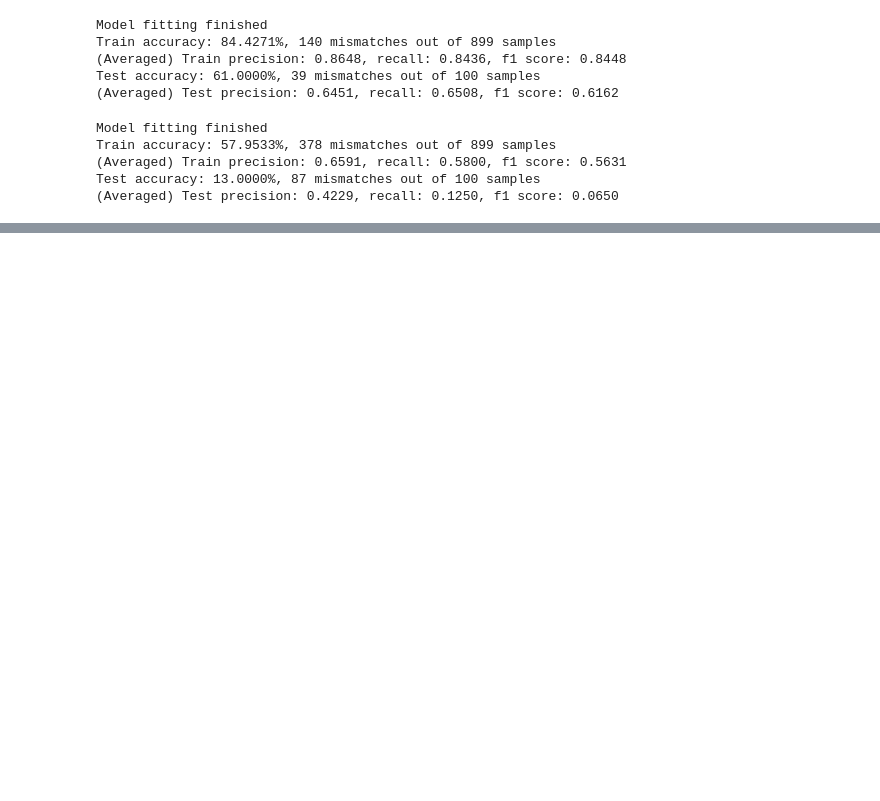
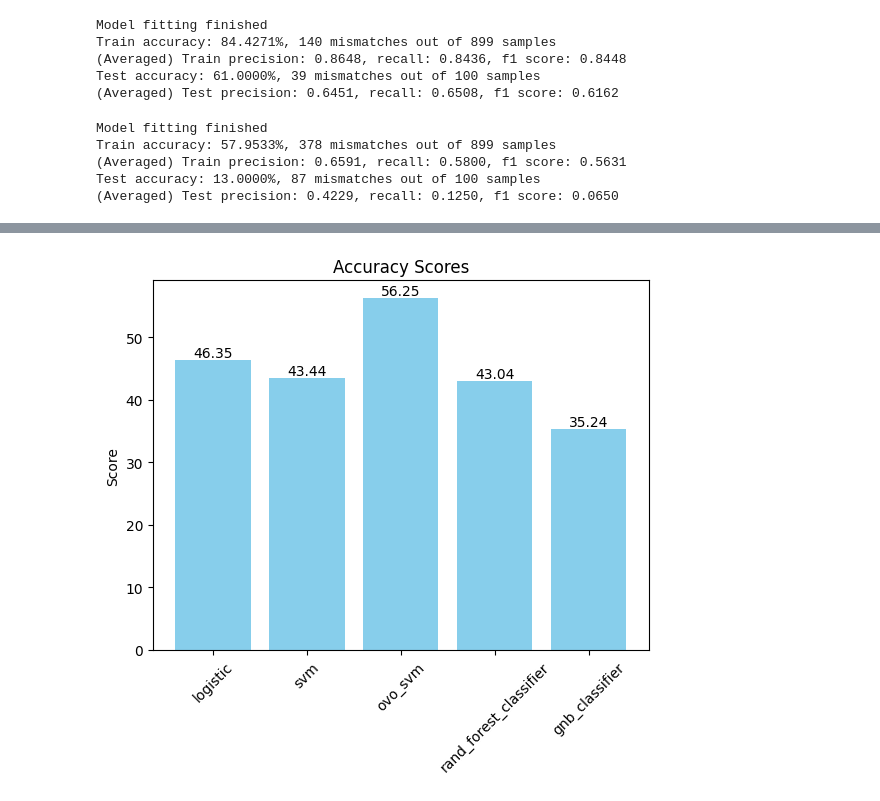
Before and after one commit to qzheng75/CS4641-Project, a Jupyter notebook: code/notebooks/traditional_ml_modeling.ipynb, the cells around one changed output, grey strips where cells are left out. Saved outputs shown, nothing was run; the diff lists cells and outputs as text; code cells hidden in the pictures; blank space fills up the shorter version.

Commit message:
Added K-fold-validation function in metrics and validation part in traditional_ml_modeling

```diff
--- a/code/notebooks/traditional_ml_modeling.ipynb
+++ b/code/notebooks/traditional_ml_modeling.ipynb
@@ -192,0 +195,26 @@ Test accuracy: 45.0000%, 55 mismatches out of 100 samples
+# %%
+data_flat = data.view(data.shape[0], -1).cpu().numpy()
+data_scaled = scaler.fit_transform(data_flat)
+reduced_data = pca.fit_transform(data_scaled)
+# %%
+#Training xgboost classifier takes more time. For quick testing, feel free to delete it from the list
+#current_models = [logistic_model, svm_classifier, ovo_svm, rand_forest_classifier, gnb_classifier, xgboost_classifier]
+current_models = [logistic_model, svm_classifier, ovo_svm, rand_forest_classifier, gnb_classifier]
+#current_model_names = ["logistic", "svm", "ovo_svm", "rand_forest_classifier", "gnb_classifier", "xgboost_classifier"]
+current_model_names = ["logistic", "svm", "ovo_svm", "rand_forest_classifier", "gnb_classifier"]
+# %%
+from audio_toolbox.metrics import kfold_validation
+
+N_SPLITS = 5
+
+accs = {}
+
+for model, name in zip(current_models, current_model_names):
+    print(f"Benchmarking {name}")
+    avg_acc, avg_precision, avg_recall, avg_f1 = kfold_validation(model, reduced_data, label, n_splits=N_SPLITS)
+    accs[name] = avg_acc
+    print(f"Average Accuracy: {avg_acc:.4f}")
+    print(f"Average Precision: {avg_precision:.4f}")
+    print(f"Average Recall: {avg_recall:.4f}")
+    print(f"Average F1 Score: {avg_f1:.4f}")
+    print("\n")
@@ -192,0 +239,19 @@ Test accuracy: 45.0000%, 55 mismatches out of 100 samples
+# %%
+import matplotlib.pyplot as plt
+import numpy as np
+def create_bar_chart(data, title, ylabel):
+    models = list(data.keys())
+    scores = list(data.values())
+    fig, ax = plt.subplots()
+    bar_positions = np.arange(len(models))
+    ax.bar(bar_positions, scores, color='skyblue')
+    for i, v in enumerate(scores):
+        ax.text(i, v + 0.01, "{:.2f}".format(v), ha='center', va='bottom')
+    ax.set_xticks(bar_positions)
+    ax.set_xticklabels(models, rotation=45)
+    ax.set_ylabel(ylabel)
+    ax.set_title(title)
+# %%
+create_bar_chart(accs, "Accuracy Scores", "Score")
+# %% [output]
+[figure, added]
```
Also changed, not shown: parts of 4 cells of this notebook, 3 other files.
